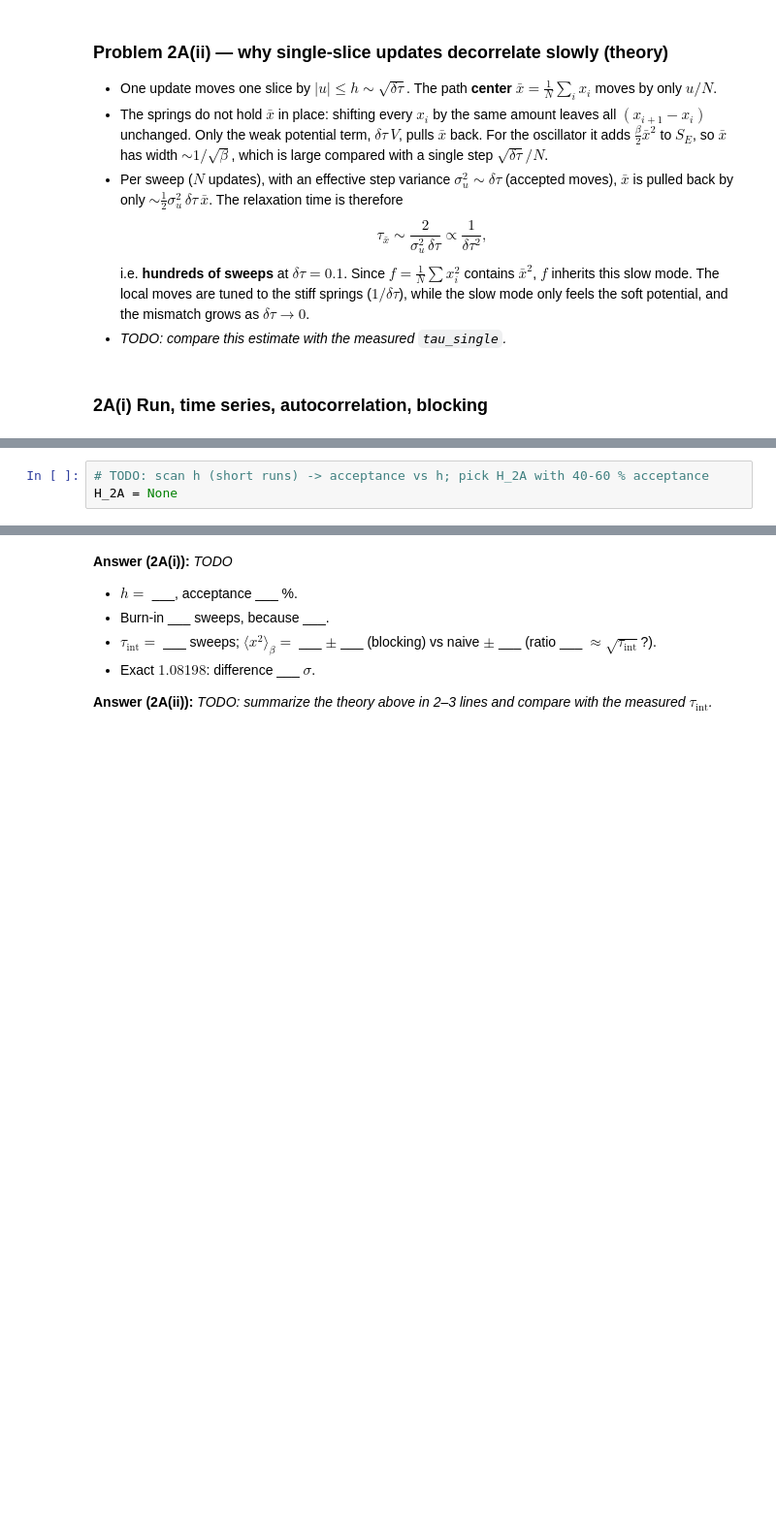
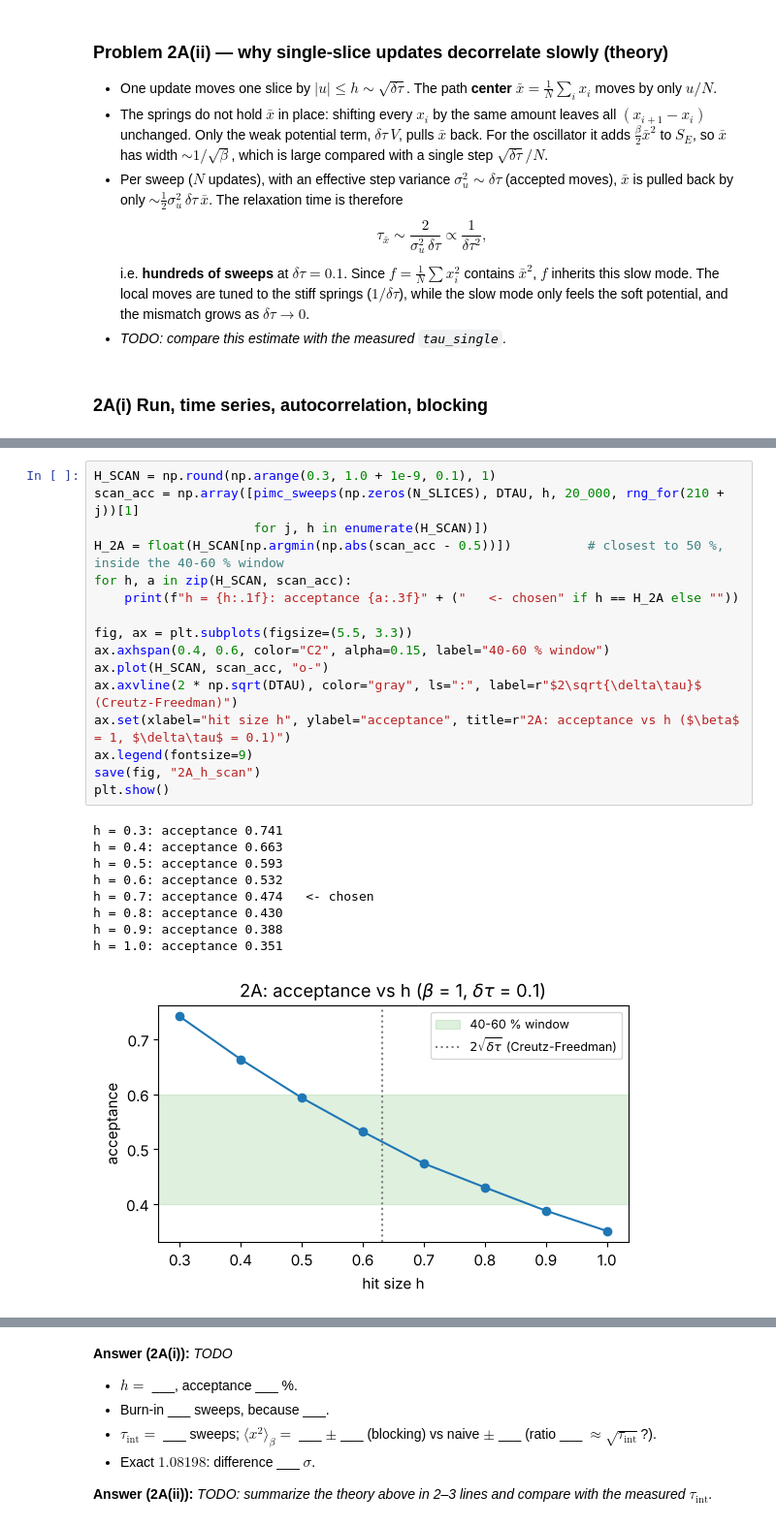
Before and after one commit to nguyentamphuc08/PHYS-242-HW-2, a Jupyter notebook: Assignment 3/Assignment 3 Homework.ipynb, the cells around one changed output, grey strips where cells are left out. Shown at 97% size. Saved outputs shown, nothing was run; the diff lists cells and outputs as text; blank space fills up the shorter version.

```diff
--- a/Assignment 3/Assignment 3 Homework.ipynb
+++ b/Assignment 3/Assignment 3 Homework.ipynb
@@ -473,4 +729,27 @@ for label, h_shift, k0 in [("single-slice moves", 0.0, 980), ("both moves", 2.0,
 # %%
-# TODO: scan h (short runs) -> acceptance vs h; pick H_2A with 40-60 % acceptance
-H_2A = None
+H_SCAN = np.round(np.arange(0.3, 1.0 + 1e-9, 0.1), 1)
+scan_acc = np.array([pimc_sweeps(np.zeros(N_SLICES), DTAU, h, 20_000, rng_for(210 + j))[1]
+                     for j, h in enumerate(H_SCAN)])
+H_2A = float(H_SCAN[np.argmin(np.abs(scan_acc - 0.5))])          # closest to 50 %, inside the 40-60 % window
+for h, a in zip(H_SCAN, scan_acc):
+    print(f"h = {h:.1f}: acceptance {a:.3f}" + ("   <- chosen" if h == H_2A else ""))
+
+fig, ax = plt.subplots(figsize=(5.5, 3.3))
+ax.axhspan(0.4, 0.6, color="C2", alpha=0.15, label="40-60 % window")
+ax.plot(H_SCAN, scan_acc, "o-")
+ax.axvline(2 * np.sqrt(DTAU), color="gray", ls=":", label=r"$2\sqrt{\delta\tau}$ (Creutz-Freedman)")
+ax.set(xlabel="hit size h", ylabel="acceptance", title=r"2A: acceptance vs h ($\beta$ = 1, $\delta\tau$ = 0.1)")
+ax.legend(fontsize=9)
+save(fig, "2A_h_scan")
+plt.show()
+# %% [output]
+h = 0.3: acceptance 0.741
+h = 0.4: acceptance 0.663
+h = 0.5: acceptance 0.593
+h = 0.6: acceptance 0.532
+h = 0.7: acceptance 0.474   <- chosen
+h = 0.8: acceptance 0.430
+h = 0.9: acceptance 0.388
+h = 1.0: acceptance 0.351
+[figure, added]
 # %%
```
Also changed, not shown: parts of 24 cells of this notebook, 15 other files.
